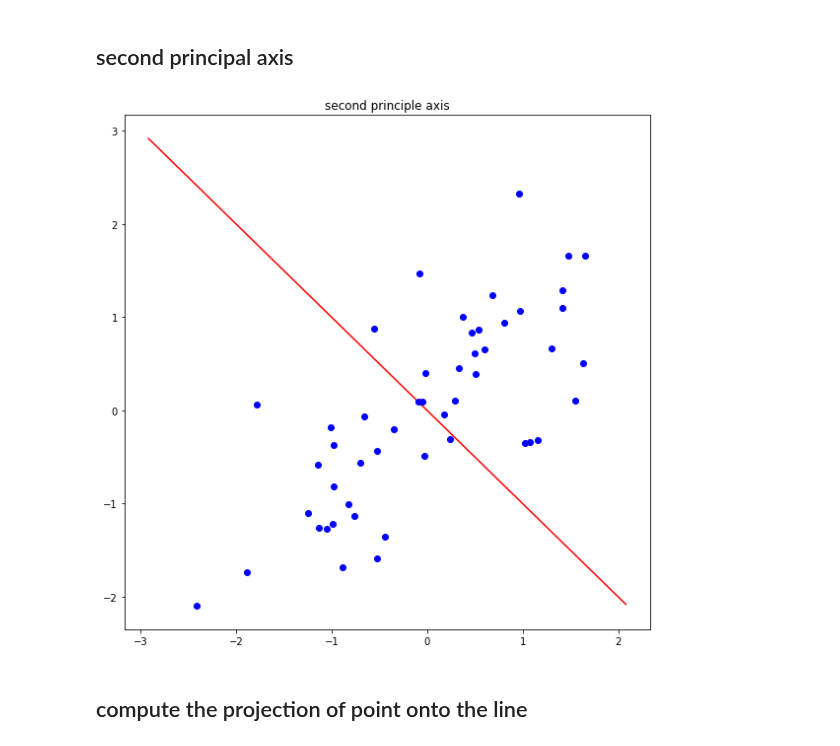
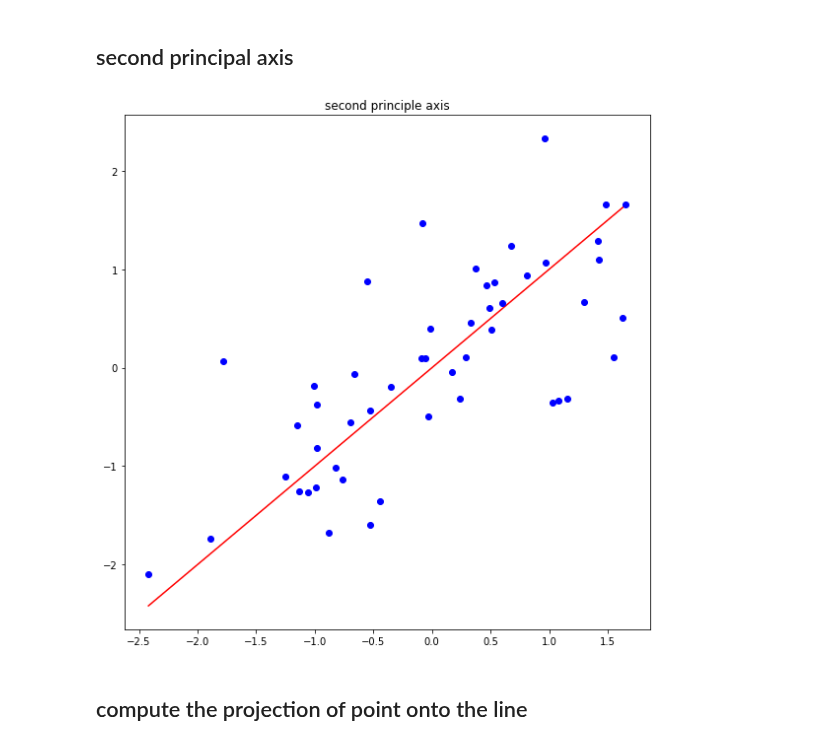
Before and after one commit to math0917/assignment-machine-learning, a Jupyter notebook: 12/assignment_12.ipynb, the cells around one changed output. Cells and saved outputs as stored; diff of their text form; code cells hidden in the pictures.

```diff
--- a/12/assignment_12.ipynb
+++ b/12/assignment_12.ipynb
@@ -93,13 +93,13 @@ plt.show()
 plt.figure(figsize=(8,8))
 plt.title('first principle axis')
 
-xx1 = np.arange(Z_x.min()-0.5,Z_x.max()+0.5,0.1)
+xx1 = np.linspace(Z_x.min(),Z_x.max(),10)
 
-yy1 = -eigen_vector[0][0]*xx/eigen_vector[0][1]
+yy1 = eigen_vector[0][1]*xx1/eigen_vector[0][0]
 
 
 plt.plot(xx1,yy1,'r-')
-
+plt.
 
 plt.plot(Z_x,Z_y,'bo')
 plt.tight_layout()
@@ -111,18 +111,19 @@ plt.show()
 # %%
 plt.figure(figsize=(8,8))
 plt.title('second principle axis')
-xx2 = np.arange(Z_x.min()-0.5,Z_x.max()+0.5,0.1)
-
-yy2 = -eigen_vector[1][0]*xx2/eigen_vector[1][1]
 
 
-plt.plot(xx2,yy2,'r-')
+yy2 = eigen_vector[1][1]*xx1/eigen_vector[1][0]
+
+
+
+plt.plot(xx1,yy2,'r-')
 
 plt.plot(Z_x,Z_y,'bo')
 plt.tight_layout()
 plt.show()
 # %% [output]
-[figure, old version]
+[figure, new version]
 # %% [markdown]
 ## compute the projection of point onto the line
 # %%
```
Also changed, not shown: parts of 2 cells of this notebook.
